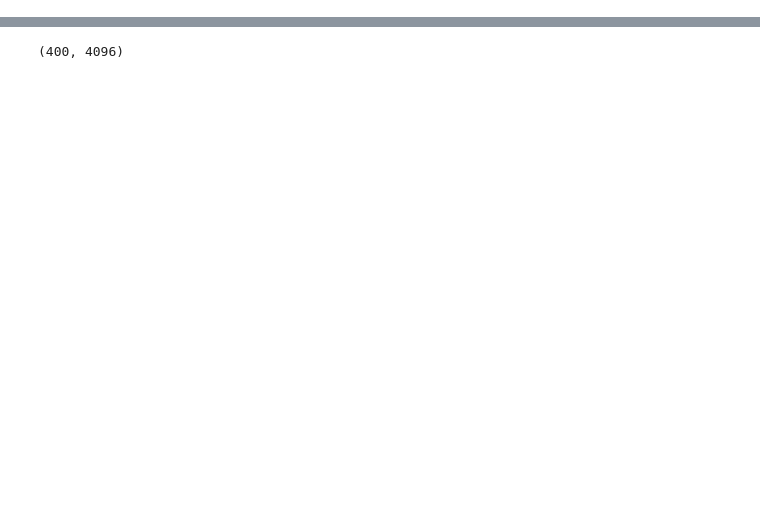
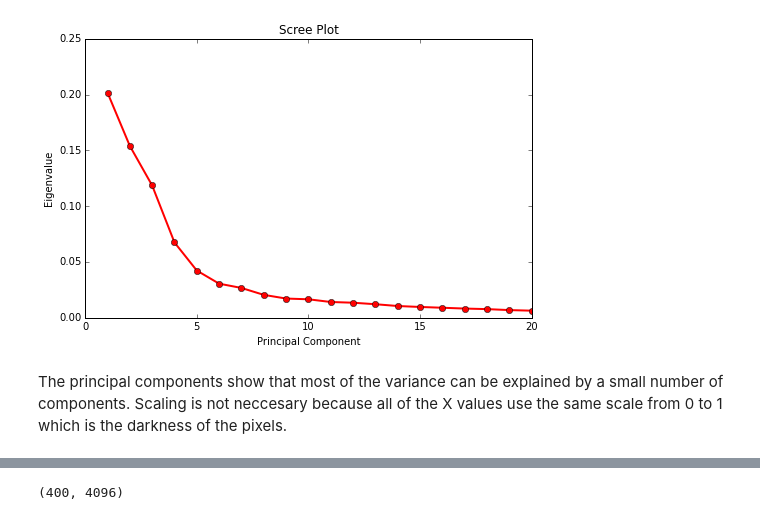
Before and after one commit to mattlichti/gen_assembly, a Jupyter notebook: Homework/HW4/Matt_Lab4.ipynb, the cells around one changed output, grey strips where cells are left out. Saved outputs shown, nothing was run; the diff lists cells and outputs as text; code cells hidden in the pictures; blank space fills up the shorter version.

Commit message:
added functions and plots to HW

```diff
--- a/Homework/HW4/Matt_Lab4.ipynb
+++ b/Homework/HW4/Matt_Lab4.ipynb
@@ -10,0 +35,4 @@ y=faces['target']
+# %%
+from sklearn.decomposition import PCA
+pca = PCA(n_components=100)
+X_r = pca.fit(X).transform(X)
@@ -10,0 +96,14 @@ y=faces['target']
+# %%
+def scree(ratios):
+    comp_id = range(1,len(ratios)+1)             # id number of component
+    fig = plt.figure(figsize=(8,5))
+    plt.plot(comp_id, ratios, 'ro-', linewidth=2)
+    plt.title('Scree Plot')
+    plt.xlabel('Principal Component')
+    plt.ylabel('Eigenvalue')
+# %%
+scree(ratios[0:20])
+# %% [output]
+[figure, added]
+# %% [markdown]
+The principal components show that most of the variance can be explained by a small number of components. Scaling is not neccesary because all of the X values use the same scale from 0 to 1 which is the darkness of the pixels.
```
Also changed, not shown: parts of 46 cells of this notebook.
